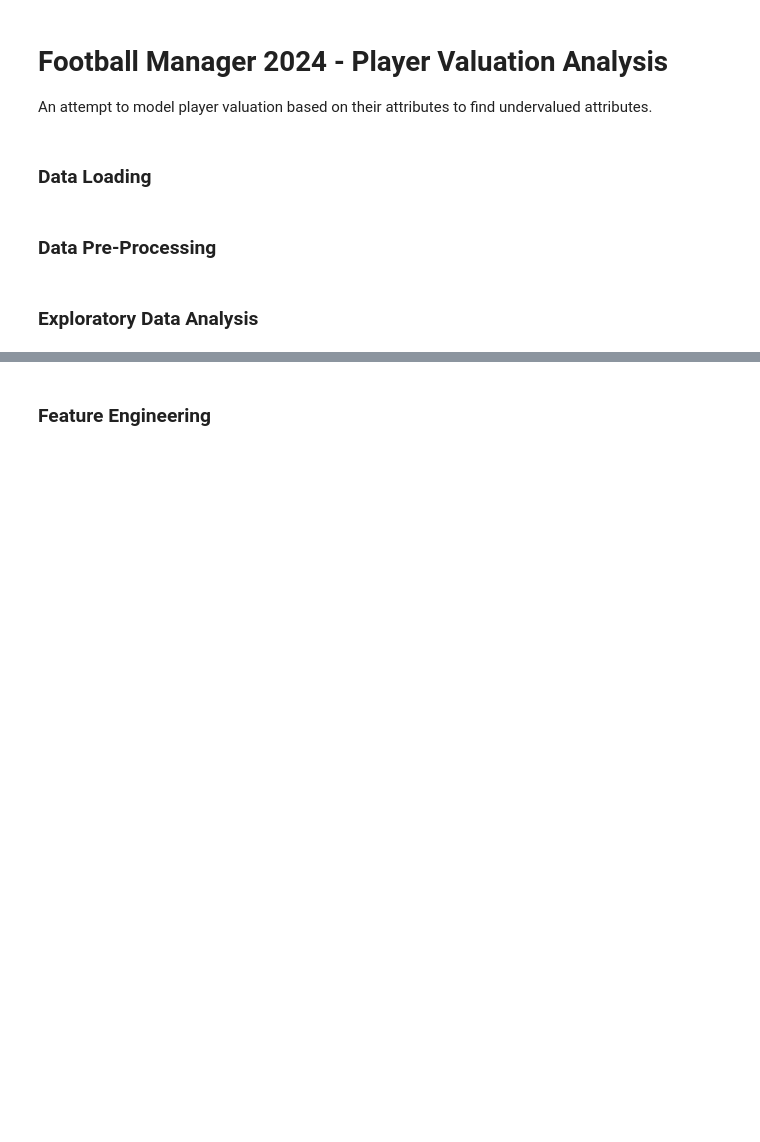
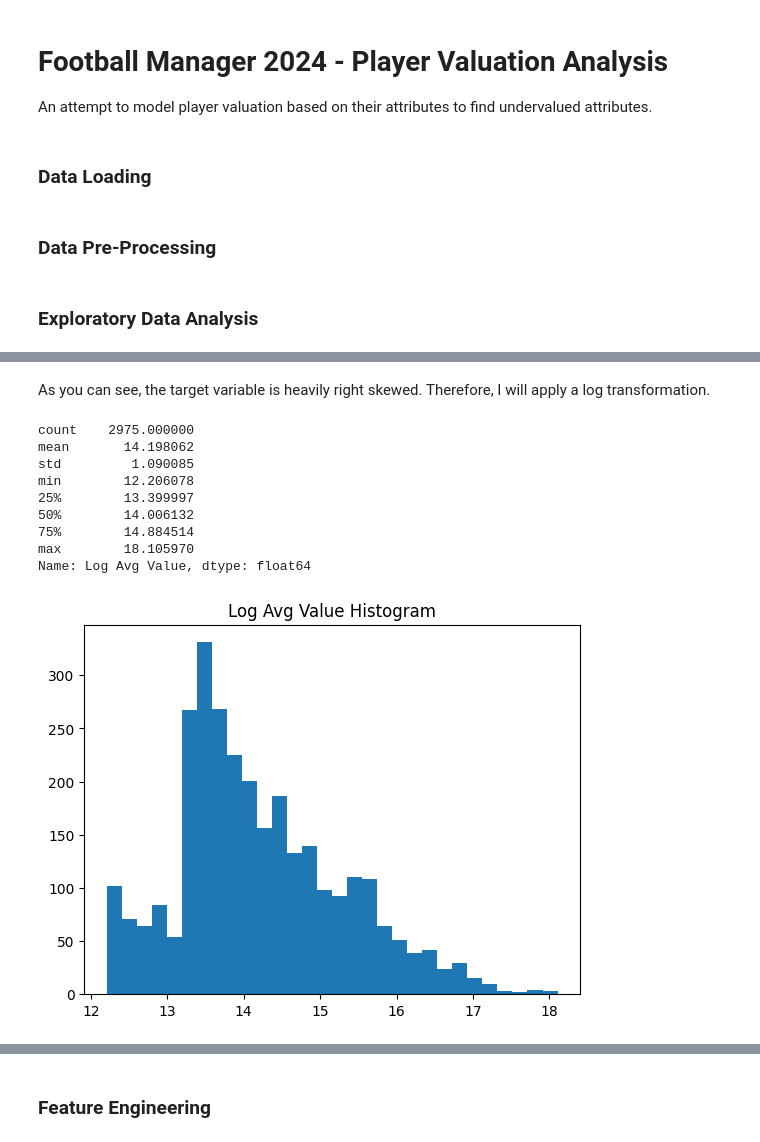
Before and after one commit to louis-porter/FM24_player_valuation_analysis, a Jupyter notebook: FM_player_valuation_analysis.ipynb, the cells around one changed output, grey strips where cells are left out. Saved outputs shown, nothing was run; the diff lists cells and outputs as text; code cells hidden in the pictures; blank space fills up the shorter version.

```diff
--- a/FM_player_valuation_analysis.ipynb
+++ b/FM_player_valuation_analysis.ipynb
@@ -66,0 +75,19 @@ df.to_csv("output.csv")
+# %% [markdown]
+As you can see, the target variable is heavily right skewed. Therefore, I will apply a log transformation.
+# %%
+df["Log Avg Value"] = np.log1p(df["Avg Value"])
+print(df["Log Avg Value"].describe())
+plt.hist(df["Log Avg Value"], bins=30)
+plt.title("Log Avg Value Histogram")
+plt.show()
+# %% [output]
+count    2975.000000
+mean       14.198062
+std         1.090085
+min        12.206078
+25%        13.399997
+50%        14.006132
+75%        14.884514
+max        18.105970
+Name: Log Avg Value, dtype: float64
+[figure, added]
```
Also changed, not shown: parts of 12 cells of this notebook, 1 other file.
